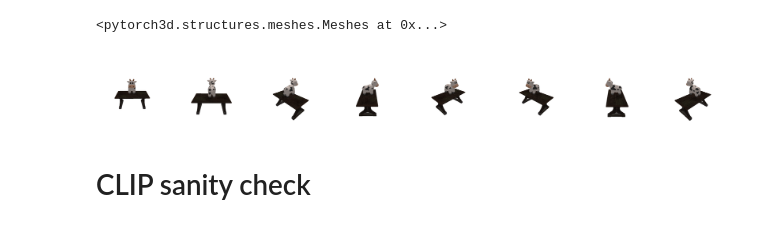
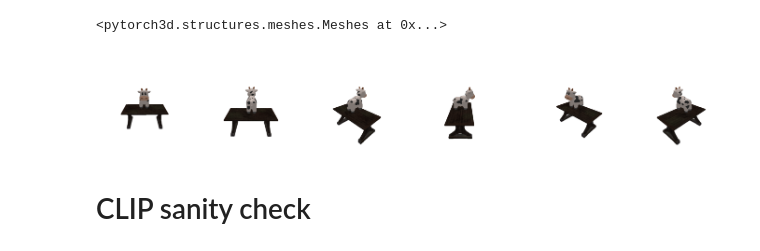
Before and after one commit to lucasalexsorensen/sgvop, a Jupyter notebook: notebooks/3D_semantic.ipynb, the cells around one changed output. Drawn from its saved outputs; the diff is of its cells as text; code cells hidden in the pictures.

```diff
--- a/notebooks/3D_semantic.ipynb
+++ b/notebooks/3D_semantic.ipynb
@@ -209,36 +206,36 @@ class CowRenderer(BaseRenderer):
     trans = self.trans_scales*(self.s[-3:].tanh()).reshape(1,1,3)
     rotmat = euler_angles_to_matrix(torch.pi*self.s[1:4].tanh(), convention='XYZ').to(device)
     cow_mesh_t = raw_cow_mesh.clone()
     cow_mesh_t = cow_mesh_t.update_padded((2*self.s[0].sigmoid() * cow_mesh_t.verts_padded())@rotmat + trans)
     #cow_mesh_t.scale_verts_(2*self.s[0].sigmoid().item())
 
     # merge meshes into one
     all_meshes = join_meshes_as_scene(
         [cow_mesh_t, raw_table_mesh],
         include_textures=True
     )
 
     lavs = [look_at_view_transform(*C) for C in camera_params]
     return torch.stack([
                         renderer3d(FoVPerspectiveCameras(R=R,T=T,device=device))(all_meshes)[0,:,:,:3].permute((2,0,1))
                         for R,T in lavs
     ])
     #del cow_mesh_t
     #torch.cuda.empty_cache()
 C_params = [
             (3,20,180),
             (3,20,0),
             (3,20,45),
             (3,20,90),
-            (3,20,135),
+            #(3,20,135),
             (3,20,225),
-            (3,20,270),
+            #(3,20,270),
             (3,20,315),
 ]
 CowRendererSingle(0).to(device).debug(C_params)
 #CowRenderer([0,0,0,0,0,0,0]).to(device).debug(C_params)
 # %% [output]
-[figure, old version]
+[figure, new version]
 # %%
 import clip
 #model_name = "ViT-B/16"
```
Also changed, not shown: parts of 8 cells of this notebook, 21 other files.
